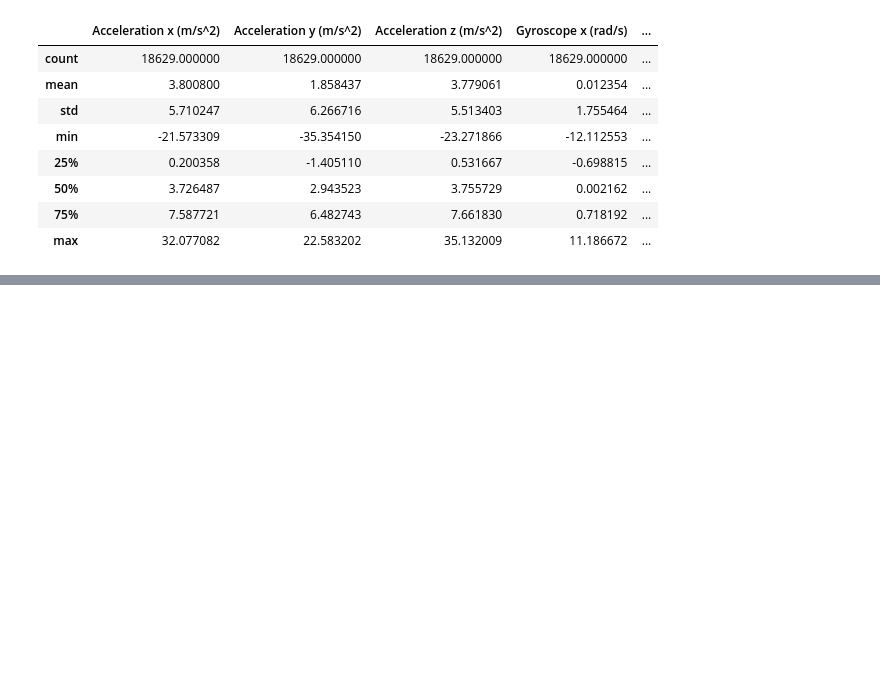
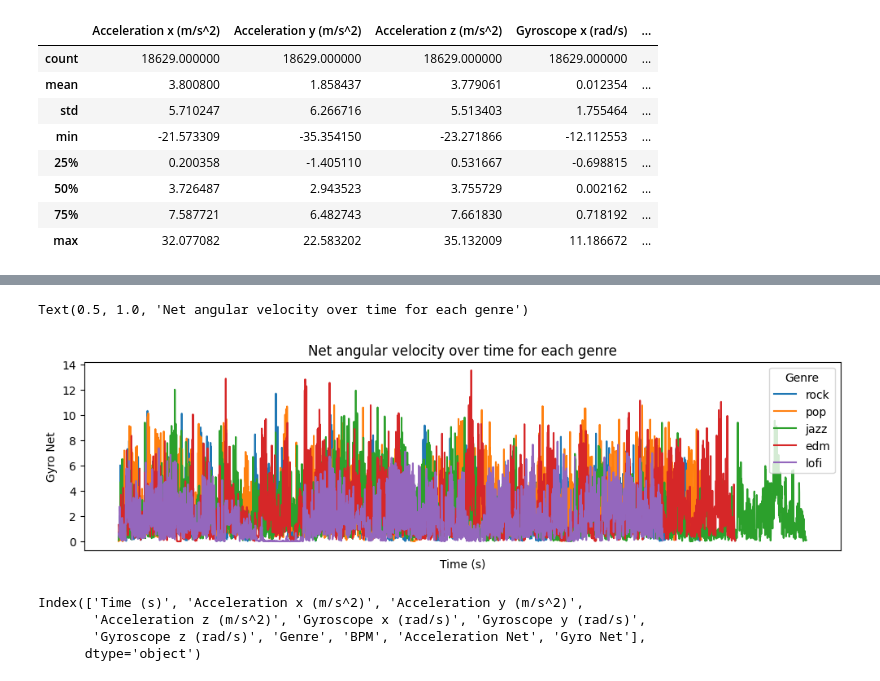
Before and after one commit to vishalkanteppa/ML4QS, a Jupyter notebook: assignment.ipynb, the cells around one changed output, grey strips where cells are left out. Drawn from its saved outputs; the diff is of its cells as text; code cells hidden in the pictures; blank space fills up the shorter version.

```diff
--- a/assignment.ipynb
+++ b/assignment.ipynb
@@ -181,0 +95,16 @@ for col in df.columns:
+# %%
+plt.figure(figsize=(12, 3))
+sns.lineplot(x=df['Time (s)'], y=df['Gyro Net'], hue=df['Genre'])
+plt.xticks([])
+plt.gca().set_xticklabels([])
+plt.title('Net angular velocity over time for each genre')
+# %% [output]
+Text(0.5, 1.0, 'Net angular velocity over time for each genre')
+[figure, added]
+# %%
+df.columns
+# %% [output]
+Index(['Time (s)', 'Acceleration x (m/s^2)', 'Acceleration y (m/s^2)',
+       'Acceleration z (m/s^2)', 'Gyroscope x (rad/s)', 'Gyroscope y (rad/s)',
+       'Gyroscope z (rad/s)', 'Genre', 'BPM', 'Acceleration Net', 'Gyro Net'],
+      dtype='object')
```
Also changed, not shown: parts of 31 cells of this notebook, 8 other files.
